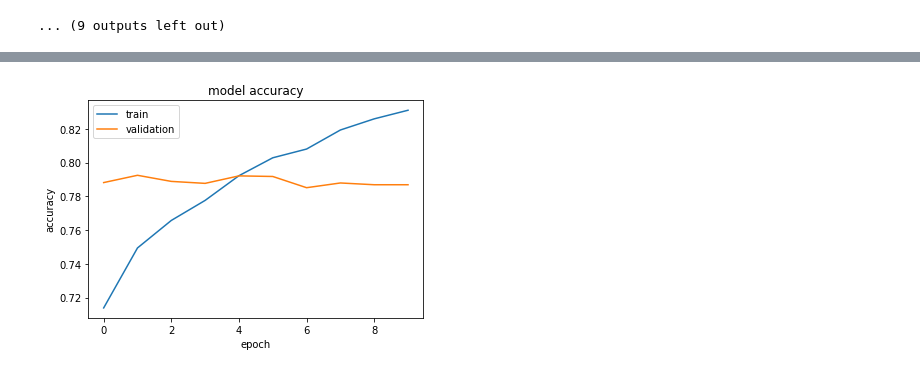
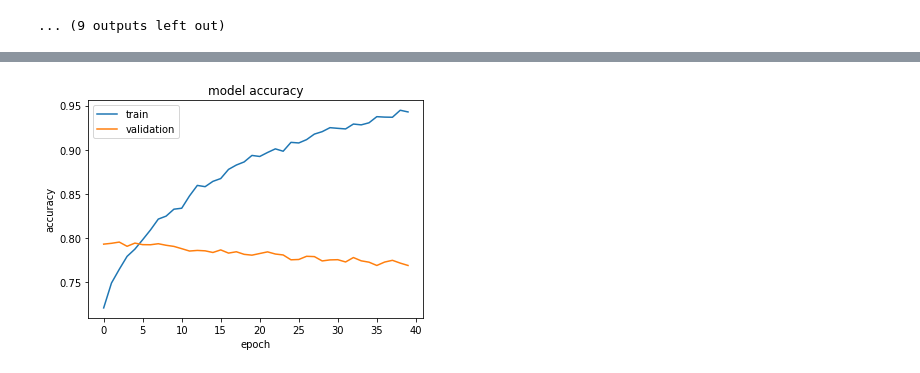
Before and after one commit to JiwonHae94/Tensorflow-For-Beginners, a Jupyter notebook: Tensorflow_Beginners_EfficientNet.ipynb, the cells around one changed output, grey strips where cells are left out. Saved outputs shown, nothing was run; the diff lists cells and outputs as text; code cells hidden in the pictures.

```diff
--- a/Tensorflow_Beginners_EfficientNet.ipynb
+++ b/Tensorflow_Beginners_EfficientNet.ipynb
@@ -215,7 +215,7 @@ def unfreeze_model(model):
     )
 
 unfreeze_model(model)
-epochs = 10
+epochs = 40
 hist = model.fit(ds_train, epochs=epochs, validation_data=ds_test, verbose=2)
 plot_hist(hist)
 # %% [output]
@@ -242 +239 @@ Epoch 10/10
-[figure, old version]
+[figure, new version]
```
Also changed, not shown: parts of 6 cells of this notebook.
